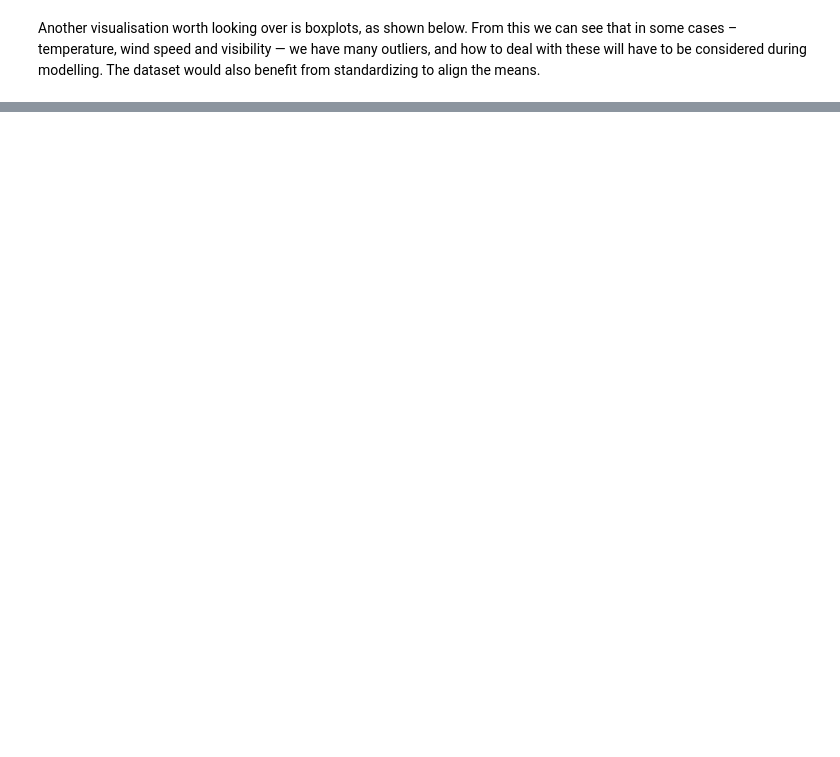
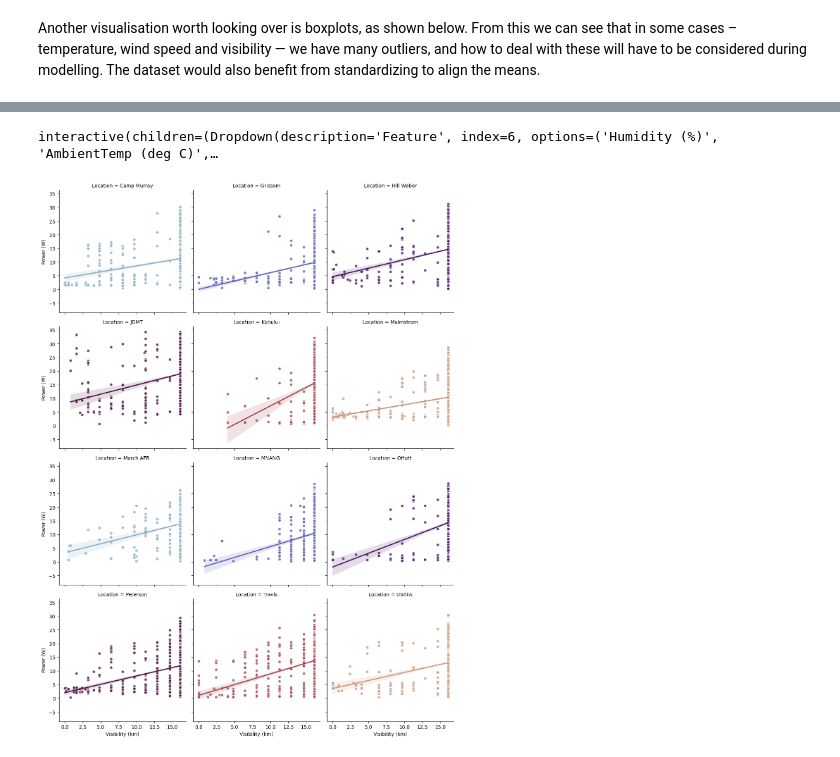
Before and after one commit to d-lazenby/solar-forecasting, a Jupyter notebook: eda_full.ipynb, the cells around one changed output, grey strips where cells are left out. Cells and saved outputs as stored; diff of their text form; code cells hidden in the pictures; blank space fills up the shorter version.

Commit message:
Added regression plots, modified color palette and tested all plots

```diff
--- a/eda_full.ipynb
+++ b/eda_full.ipynb
@@ -128,0 +132,15 @@ utils.plot_power_against_time(raw_clean)
+# %%
+utils.compare_box_violins(raw_clean, numerical_features)
+# %% [output]
+interactive(children=(Dropdown(description='Feature', index=6, options=('Humidity (%)', 'AmbientTemp (deg C)',…
+# %%
+# feature = "Humidity (%)" - varied gradients
+# feature = 'AmbientTemp (deg C)' - varied gradients
+# feature = 'WindSpeed (km/h)' - varied gradients
+feature = 'Visibility (km)' #- varied gradients, but less so
+# feature = 'Pressure (mbar)' #- large variations here
+# feature = 'CloudCeiling (km)' - similar gradients but differing intercepts
+
+utils.group_plots(raw_clean, 'Location', feature)
+# %% [output]
+[figure, added]
```
Also changed, not shown: parts of 11 cells of this notebook, 1 other file.
